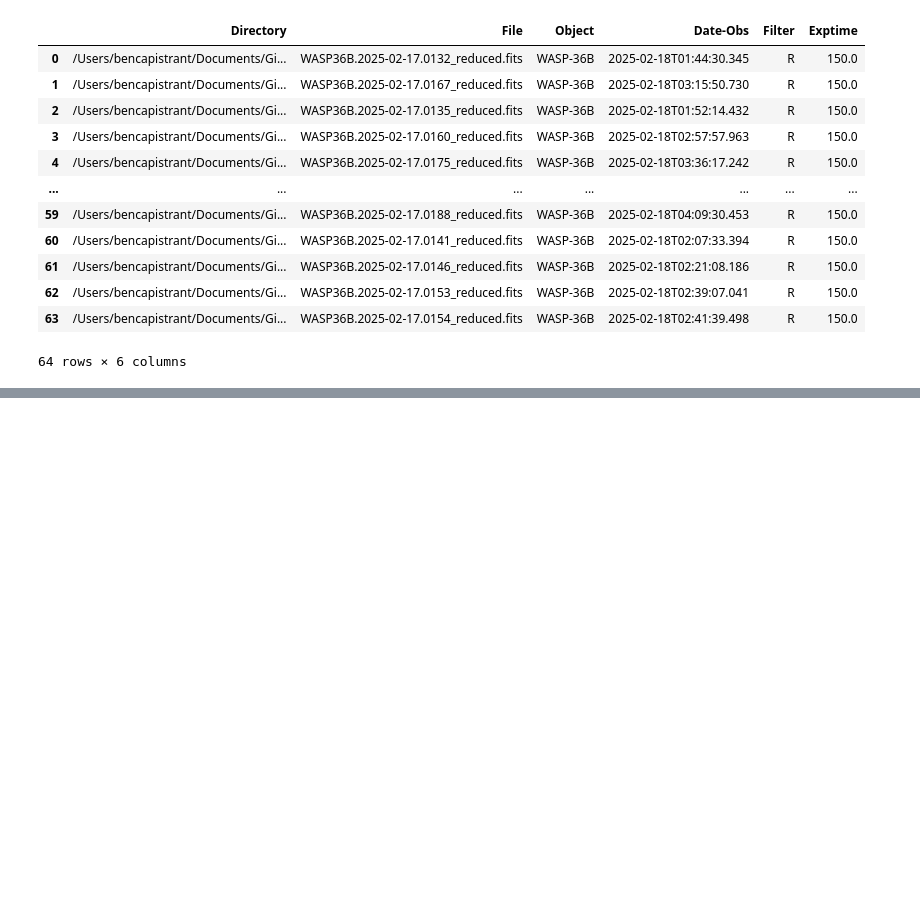
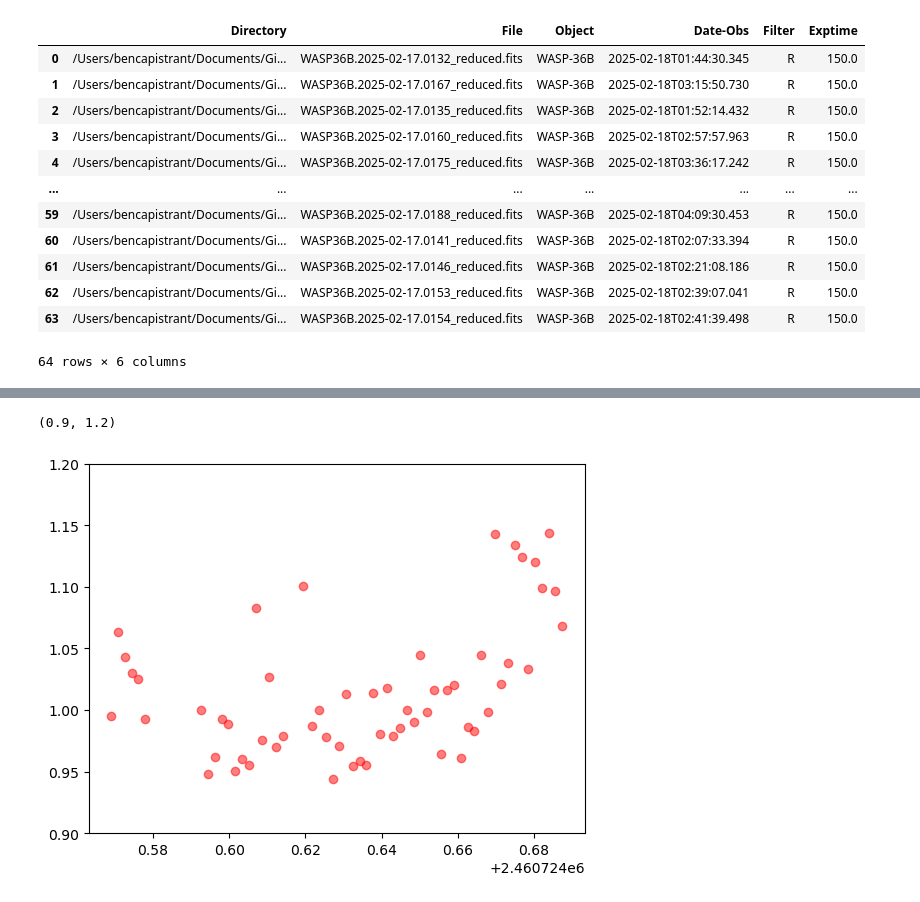
Before and after one commit to explorerjs32/rho_data_reduction_pipeline, a Jupyter notebook: photometry_mplw/Phot_to_LC.ipynb, the cells around one changed output, grey strips where cells are left out. Drawn from its saved outputs; the diff is of its cells as text; code cells hidden in the pictures; blank space fills up the shorter version.

```diff
--- a/photometry_mplw/Phot_to_LC.ipynb
+++ b/photometry_mplw/Phot_to_LC.ipynb
@@ -678,2 +712,7 @@ wasp36_flux = raw['Star_1_flux'] / ref_corr
+# %%
+# Sort wasp36_flux and t by time order
+sorted_indices = np.argsort(t)
+wasp36_flux_sorted = wasp36_flux.values[sorted_indices]
+t_sorted = np.array(t)[sorted_indices]
 # %%
 plt.scatter(t,wasp36_flux/np.median(wasp36_flux), label='WASP-36b flux correction', color='orange')
@@ -683,0 +724,6 @@ plt.ylim(0.95,1.05)
+# %%
+plt.scatter(t_sorted, wasp36_flux_sorted/np.median(wasp36_flux_sorted), label='WASP-36b flux correction (sorted)', color='red', alpha=0.5)
+plt.ylim(0.9,1.2)
+# %% [output]
+(0.9, 1.2)
+[figure, added]
```
Also changed, not shown: parts of 15 cells of this notebook, 2 other files.
